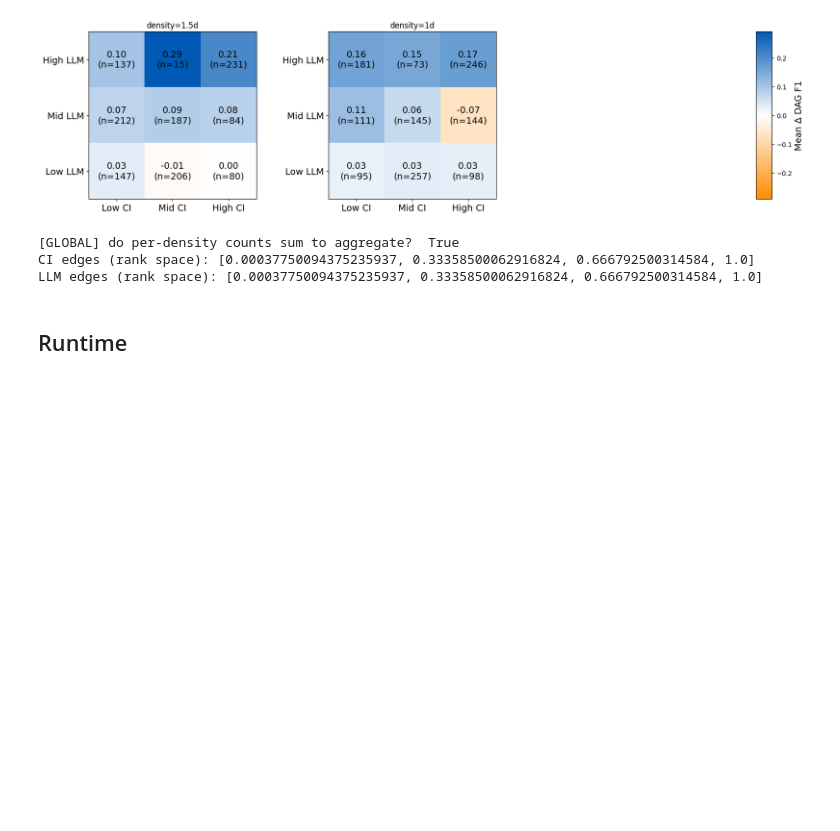
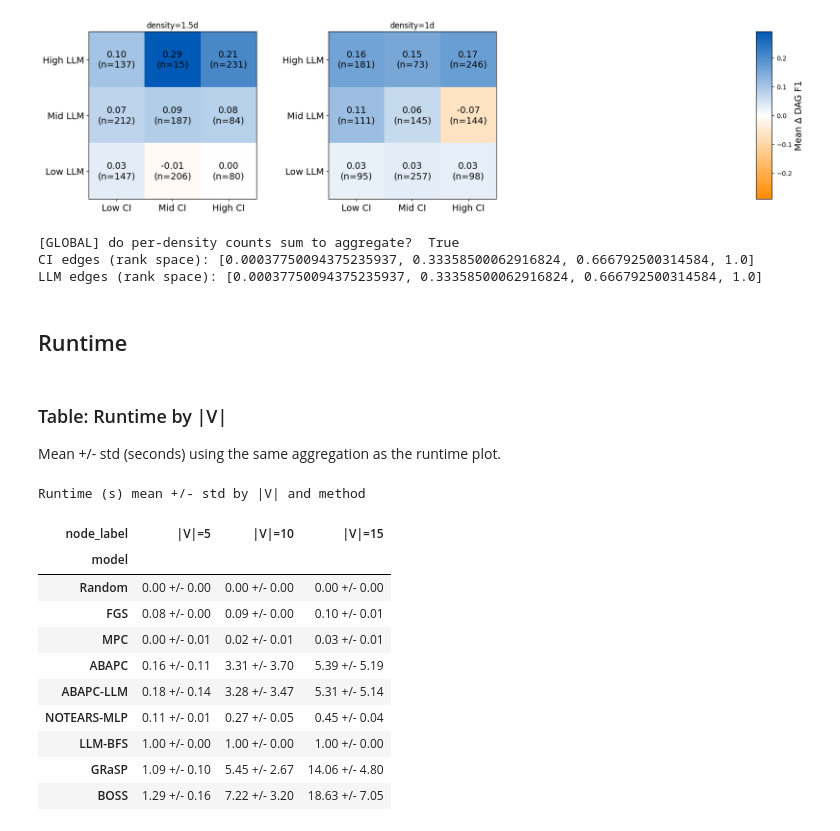
Before and after one commit to briziorusso/ArgCausalDisco, a Jupyter notebook: notebooks/experiments_causenet.ipynb, the cells around one changed output. Drawn from its saved outputs; the diff is of its cells as text; code cells hidden in the pictures; blank space fills up the shorter version.

```diff
--- a/notebooks/experiments_causenet.ipynb
+++ b/notebooks/experiments_causenet.ipynb
@@ -778,7 +864,7 @@ print(f"Using nobs={nobs} for t-tests.")
 
 available_models = dag_grouped['model'].unique().tolist()
 methods = [m for m in default_methods if m in available_models]
-primary_methods = [m for m in ['Random', 'FGS', 'NOTEARS-MLP', 'MPC', 'ABAPC', 'ABAPC-LLM', 'ABAPC-LLM-d'] if m in available_models]
+primary_methods = [m for m in ['Random', 'FGS', 'NOTEARS-MLP', 'MPC', 'ABAPC', 'ABAPC-LLM', 'GRaSP', 'BOSS'] if m in available_models]
 models_for_tests = sorted(primary_methods)
 print(models_for_tests)
 
@@ -1120,3 +1286,79 @@ if runtime_methods:
     )
 else:
     print('No runtime plot generated; update runtime_methods to include at least one model key.')
+# %% [markdown]
+### Table: Runtime by |V|
+Mean +/- std (seconds) using the same aggregation as the runtime plot.
+# %%
+# Tabular summary for runtime grouped by number of nodes
+if runtime_methods:
+    metric = 'elapsed_mean'
+    x_var = 'n_nodes'
+    tables = []
+    for model_key in runtime_methods:
+        model_name = names_dict[model_key]
+        tab = dag_grouped.query(f"model=='{model_name}'")
+        if tab.empty:
+            continue
+        tab_grouped = pd.DataFrame()
+        for g in tab[[x_var]].drop_duplicates().values:
+            try:
+                relevant_row = list(tab.groupby([x_var])[metric].count().loc[g])[0]
+            except Exception:
+                relevant_row = 0
+            if relevant_row > 1:
+                agg = tab.groupby([x_var])[metric].agg(['mean','std']).loc[g].reset_index()
+                tab_grouped = pd.concat([tab_grouped, agg], axis=0)
+            else:
+                if relevant_row == 1:
+                    single_tab = tab.query(f"{x_var}=={g[0]}")[[x_var, metric, metric.replace('mean','std')]]
+                else:
+                    single_tab = pd.DataFrame([[g[0], float('nan'), float('nan')]])
+                single_tab.columns = [x_var, 'mean', 'std']
+                single_tab[x_var] = single_tab[x_var].astype(int)
+                tab_grouped = pd.concat([tab_grouped, single_tab], axis=0)
+        tab_grouped.sort_values(by=[x_var], inplace=True)
+        tab_grouped['model'] = model_name
+        tab_grouped['node_label'] = tab_grouped[x_var].apply(lambda v: f"|V|={int(v)}" if pd.notnull(v) else 'Unknown')
+        tab_grouped['value'] = tab_grouped.apply(
+            lambda r: f"{r['mean']:.2f} +/- {r['std']:.2f}" if pd.notnull(r['mean']) else 'N/A',
+            axis=1,
+        )
+        tables.append(tab_grouped[['model', 'node_label', 'value']])
+    if tables:
+        table_long = pd.concat(tables, ignore_index=True)
+        col_order = sorted(
+            table_long['node_label'].unique(),
+            key=lambda s: int(str(s).split('=')[-1]) if str(s).startswith('|V|=') else 0,
+        )
+        model_order = [names_dict[m] for m in runtime_methods if names_dict[m] in table_long['model'].unique()]
+        table = (
+            table_long
+            .pivot_table(index='model', columns='node_label', values='value', aggfunc='first')
+            .reindex(model_order)
+            .reindex(columns=col_order)
+        )
+        styled = (
+            table.style
+            .set_properties(**{'text-align': 'center'})
+            .set_table_styles([{'selector': 'th', 'props': [('text-align', 'center')]}])
+            .set_caption('Runtime (s) mean +/- std by |V| and method')
+        )
+        display(styled)
+    else:
+        print('No runtime data available for table.')
+else:
+    print('No runtime methods configured for table.')
+# %% [output]
+Runtime (s) mean +/- std by |V| and method
+| node_label | |V|=5 | |V|=10 | |V|=15 |
+| model |  |  |  |
+| Random | 0.00 +/- 0.00 | 0.00 +/- 0.00 | 0.00 +/- 0.00 |
+| FGS | 0.08 +/- 0.00 | 0.09 +/- 0.00 | 0.10 +/- 0.01 |
+| MPC | 0.00 +/- 0.01 | 0.02 +/- 0.01 | 0.03 +/- 0.01 |
+| ABAPC | 0.16 +/- 0.11 | 3.31 +/- 3.70 | 5.39 +/- 5.19 |
+| ABAPC-LLM | 0.18 +/- 0.14 | 3.28 +/- 3.47 | 5.31 +/- 5.14 |
+| NOTEARS-MLP | 0.11 +/- 0.01 | 0.27 +/- 0.05 | 0.45 +/- 0.04 |
+| LLM-BFS | 1.00 +/- 0.00 | 1.00 +/- 0.00 | 1.00 +/- 0.00 |
+| GRaSP | 1.09 +/- 0.10 | 5.45 +/- 2.67 | 14.06 +/- 4.80 |
+| BOSS | 1.29 +/- 0.16 | 7.22 +/- 3.20 | 18.63 +/- 7.05 |
```
Also changed, not shown: parts of 9 cells of this notebook.
